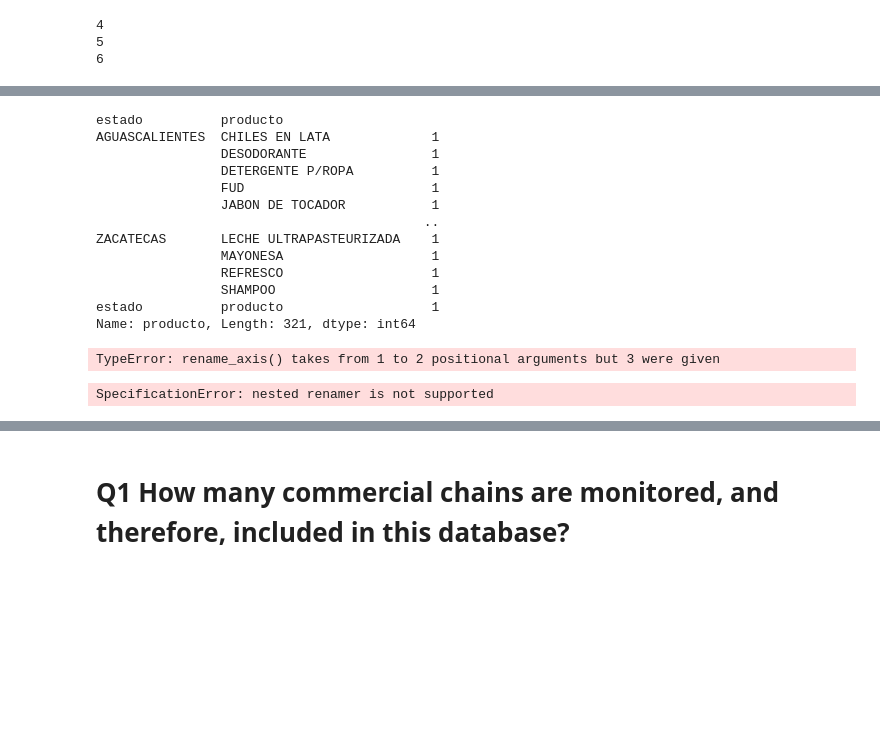
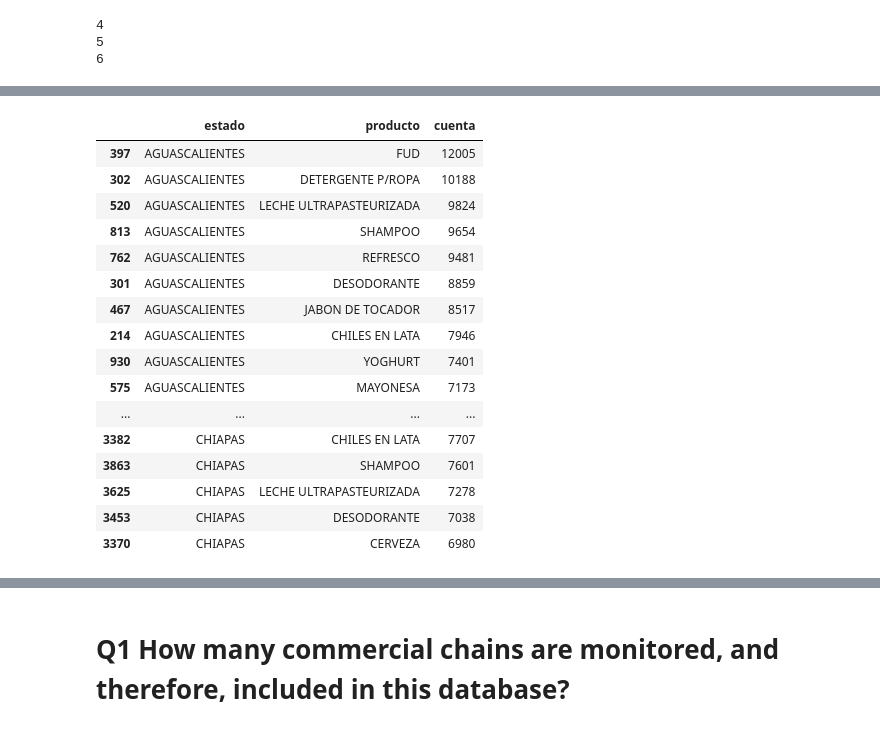
Before and after one commit to cglll/data-engineering-bootcamp, a Jupyter notebook: TaskExcercise.ipynb, the cells around one changed output, grey strips where cells are left out. Cells and saved outputs as stored; diff of their text form; code cells hidden in the pictures; blank space fills up the shorter version.

```diff
--- a/TaskExcercise.ipynb
+++ b/TaskExcercise.ipynb
@@ -92,22 +65,0 @@ Name: producto, dtype: int64
-# %%
-df.groupby(['estado','producto'])['producto'].count()
-# %% [output]
-estado          producto
-AGUASCALIENTES  CHILES EN LATA             1
-                DESODORANTE                1
-                DETERGENTE P/ROPA          1
-                FUD                        1
-                JABON DE TOCADOR           1
-                                          ..
-ZACATECAS       LECHE ULTRAPASTEURIZADA    1
-                MAYONESA                   1
-                REFRESCO                   1
-                SHAMPOO                    1
-estado          producto                   1
-Name: producto, Length: 321, dtype: int64
-# %%
-top_10_products=dataset_Q2.groupby(COLUMNS_Q2,group_keys=False)['producto'].count().rename_axis('producto', 'producto_nombre').reset_index()
-sorted = pd.DataFrame()
-top_10_products
-# %% [output]
-TypeError: rename_axis() takes from 1 to 2 positional arguments but 3 were given
@@ -123,9 +66,44 @@ g = gapminder_2007.groupby(["continent"]).apply(lambda x: x.sort_values(["lifeEx
-# %%
-#top_10_products=dataset_Q2.groupby(COLUMNS_Q2,group_keys=False)['producto'].count().Sort_values((by column), ascending=[False, True]) [:10].index.tolist()
-top_10_products=dataset_Q2.groupby(['estado','producto']).agg({'ventas':'sum'})
-#.sort_values(['estado','ventas'],ascending=(True,False)).groupby('estado').head(10)
-# %% [output]
-SpecificationError: nested renamer is not supported
+# %%
+#Extraction
+COLUMNS_Q2=['estado','producto','marca']
+#dataset_Q2=dataset[COLUMNS_Q2]
+dataset_Q2=pd.read_csv(r'.\top_10_raw_data.csv')
+#Transformation
+#group per state and product count.
+top_10_products=dataset_Q2.groupby(['estado','producto'],group_keys=False)['producto'].count()
+#work with sample
+#top_10_products_filter=top_10_products.groupby('estado',group_keys=False).nlargest(10)
+#top_10_products_filter
+#Work with big file
+#convert series to dataframe.
+df=pd.DataFrame(top_10_products)
+#rename column with counts to cuenta
+df=df.rename(columns={'producto':'cuenta'})
+#reset previous index
+df=df.reset_index()
+#sort values by state and cuenta
+df=df.sort_values(['estado','cuenta'],ascending=(True,False))
+#group by estado and only take the first 10
+df_10=df.groupby('estado',group_keys=False).head(10)
+df_10.head(50)
+# %% [output]
+|  | estado | producto | cuenta |
+| 397 | AGUASCALIENTES | FUD | 12005 |
+| 302 | AGUASCALIENTES | DETERGENTE P/ROPA | 10188 |
+| 520 | AGUASCALIENTES | LECHE ULTRAPASTEURIZADA | 9824 |
+| 813 | AGUASCALIENTES | SHAMPOO | 9654 |
+| 762 | AGUASCALIENTES | REFRESCO | 9481 |
+| 301 | AGUASCALIENTES | DESODORANTE | 8859 |
+| 467 | AGUASCALIENTES | JABON DE TOCADOR | 8517 |
+| 214 | AGUASCALIENTES | CHILES EN LATA | 7946 |
+| 930 | AGUASCALIENTES | YOGHURT | 7401 |
+| 575 | AGUASCALIENTES | MAYONESA | 7173 |
+| ... | ... | ... | ... |
+| 3382 | CHIAPAS | CHILES EN LATA | 7707 |
+| 3863 | CHIAPAS | SHAMPOO | 7601 |
+| 3625 | CHIAPAS | LECHE ULTRAPASTEURIZADA | 7278 |
+| 3453 | CHIAPAS | DESODORANTE | 7038 |
+| 3370 | CHIAPAS | CERVEZA | 6980 |
 # %%
 #Extraction
 COLUMNS_Q3=['cadenaComercial','producto']
```
Also changed, not shown: parts of 6 cells of this notebook, 1 other file.
